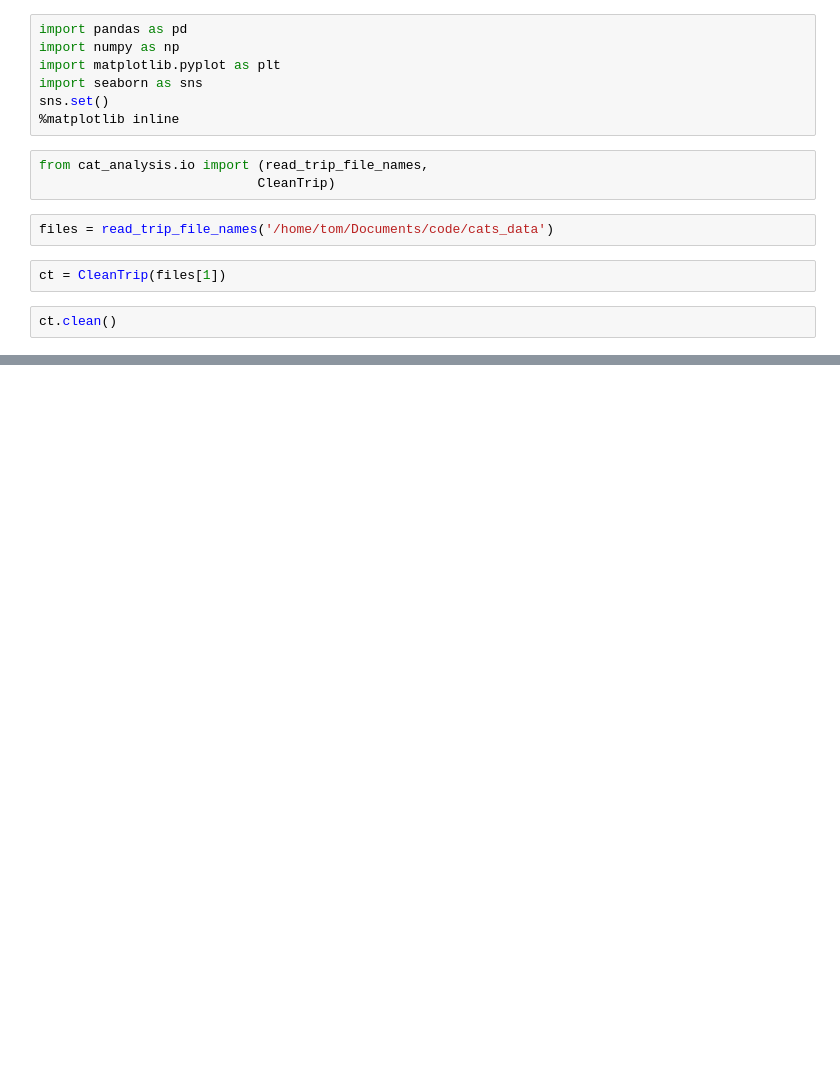
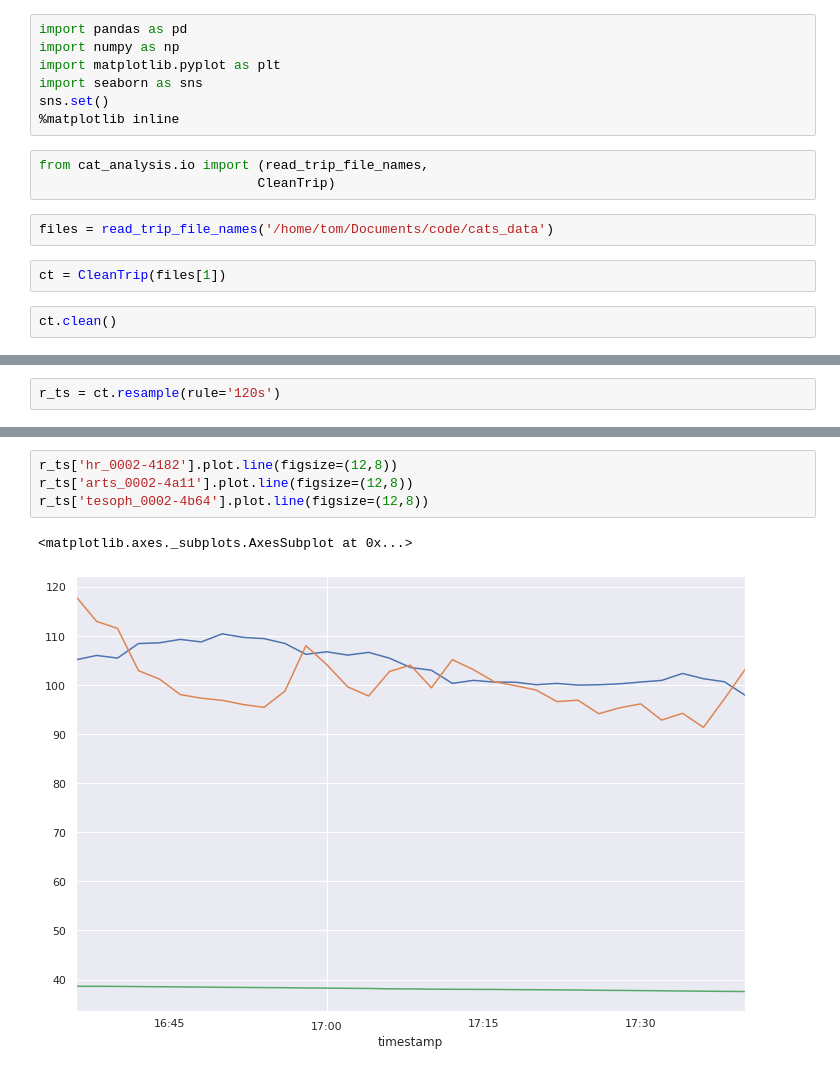
Before and after one commit to TomMonks/cats-time-series, a Jupyter notebook: test_input.ipynb, the cells around one changed output, grey strips where cells are left out. Cells and saved outputs as stored; diff of their text form; blank space fills up the shorter version.

Commit message:
CleanTrip.Resample

```diff
--- a/test_input.ipynb
+++ b/test_input.ipynb
@@ -38,0 +17,2 @@ ts['hr_0002-4182'].resample(rule='10s').mean().plot.line(figsize=(12,8))
+# %%
+r_ts = ct.resample(rule='120s')
@@ -39,2 +38,9 @@ ts['hr_0002-4182'].resample(rule='10s').mean().plot.line(figsize=(12,8))
+# %%
+r_ts['hr_0002-4182'].plot.line(figsize=(12,8))
+r_ts['arts_0002-4a11'].plot.line(figsize=(12,8))
+r_ts['tesoph_0002-4b64'].plot.line(figsize=(12,8))
+# %% [output]
+<matplotlib.axes._subplots.AxesSubplot at 0x...>
+[figure, added]
 # %%
 ct.time_series['hr_0002-4182'].plot(figsize=(12,8))
```
Also changed, not shown: parts of 5 cells of this notebook, 2 other files.
